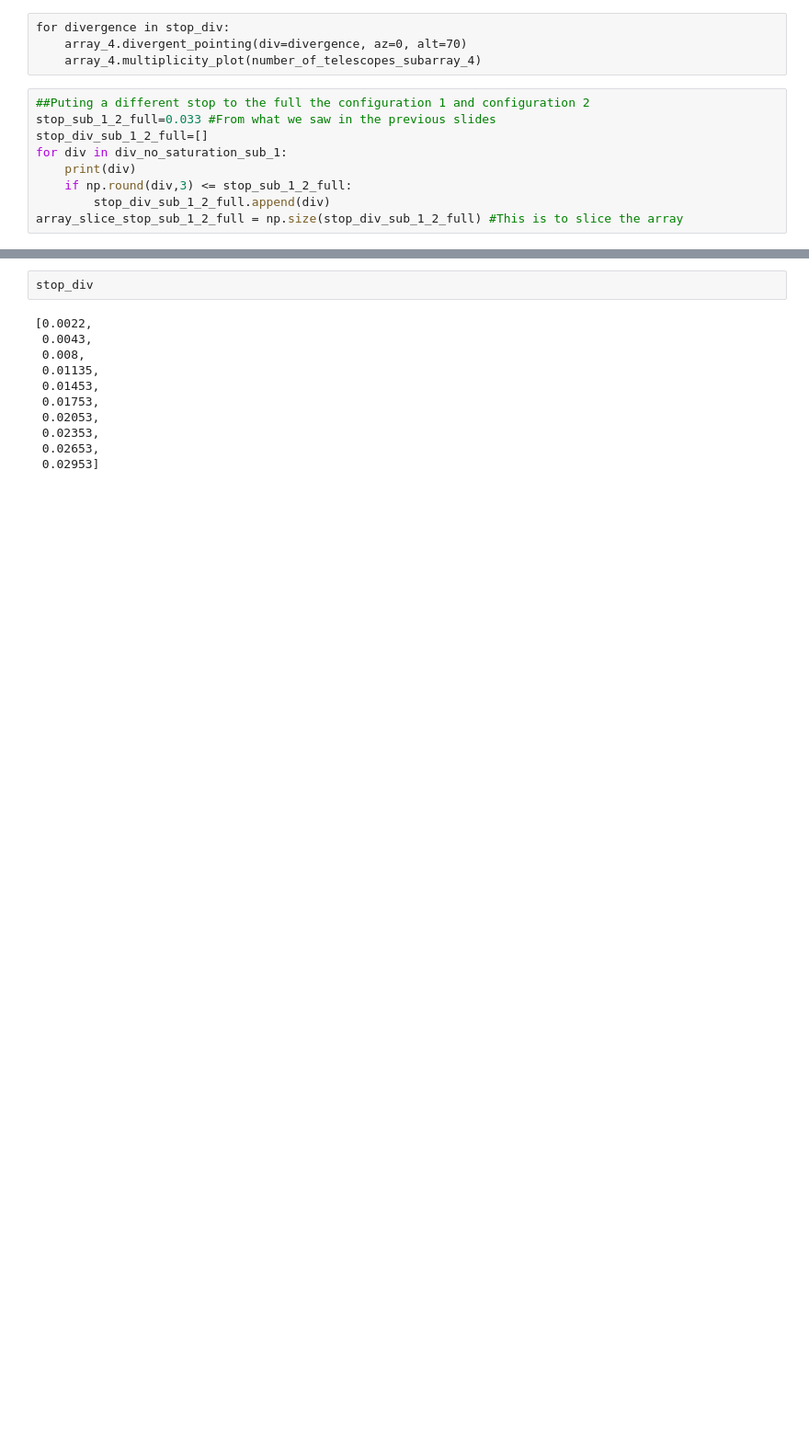
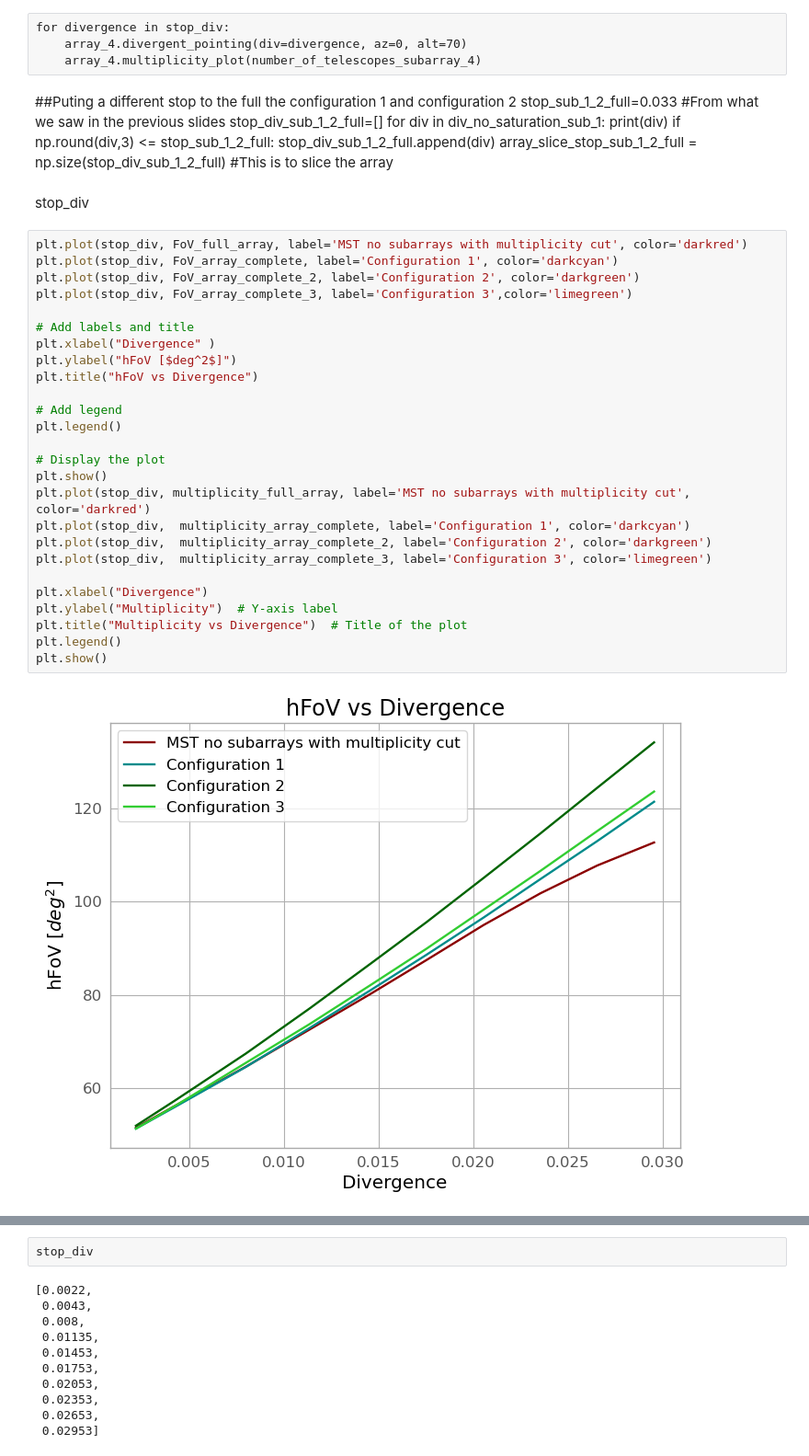
Before and after one commit to SamantaMorales/divtel, a Jupyter notebook: MST/MST_notebook_best_configurations_1_altitude_configuration.ipynb, the cells around one changed output, grey strips where cells are left out. Shown at 92% size. Drawn from its saved outputs; the diff is of its cells as text; blank space fills up the shorter version.

```diff
--- a/MST/MST_notebook_best_configurations_1_altitude_configuration.ipynb
+++ b/MST/MST_notebook_best_configurations_1_altitude_configuration.ipynb
@@ -1321,12 +1355,42 @@ array.combination_bar_graph_av_mult(array_3, subarray_mult=number_of_telescopes_
 for divergence in stop_div:
     array_4.divergent_pointing(div=divergence, az=0, alt=70)
     array_4.multiplicity_plot(number_of_telescopes_subarray_4)
-# %%
-##Puting a different stop to the full the configuration 1 and configuration 2
-stop_sub_1_2_full=0.033 #From what we saw in the previous slides
-stop_div_sub_1_2_full=[]
-for div in div_no_saturation_sub_1:
-    print(div)
-    if np.round(div,3) <= stop_sub_1_2_full:
-        stop_div_sub_1_2_full.append(div)
-array_slice_stop_sub_1_2_full = np.size(stop_div_sub_1_2_full) #This is to slice the array
+# %% [markdown]
+##Puting a different stop to the full the configuration 1 and configuration 2
+stop_sub_1_2_full=0.033 #From what we saw in the previous slides
+stop_div_sub_1_2_full=[]
+for div in div_no_saturation_sub_1:
+    print(div)
+    if np.round(div,3) <= stop_sub_1_2_full:
+        stop_div_sub_1_2_full.append(div)
+array_slice_stop_sub_1_2_full = np.size(stop_div_sub_1_2_full) #This is to slice the array
+# %% [markdown]
+stop_div
+# %%
+plt.plot(stop_div, FoV_full_array, label='MST no subarrays with multiplicity cut', color='darkred')
+plt.plot(stop_div, FoV_array_complete, label='Configuration 1', color='darkcyan')
+plt.plot(stop_div, FoV_array_complete_2, label='Configuration 2', color='darkgreen')
+plt.plot(stop_div, FoV_array_complete_3, label='Configuration 3',color='limegreen')
+
+# Add labels and title
+plt.xlabel("Divergence" )
+plt.ylabel("hFoV [$deg^2$]")
+plt.title("hFoV vs Divergence")
+
+# Add legend
+plt.legend()
+
+# Display the plot
+plt.show()
+plt.plot(stop_div, multiplicity_full_array, label='MST no subarrays with multiplicity cut', color='darkred')
+plt.plot(stop_div,  multiplicity_array_complete, label='Configuration 1', color='darkcyan')
+plt.plot(stop_div,  multiplicity_array_complete_2, label='Configuration 2', color='darkgreen')
+plt.plot(stop_div,  multiplicity_array_complete_3, label='Configuration 3', color='limegreen')
+
+plt.xlabel("Divergence")
+plt.ylabel("Multiplicity")  # Y-axis label
+plt.title("Multiplicity vs Divergence")  # Title of the plot
+plt.legend()
+plt.show()
+# %% [output]
+[figure, added]
```
Also changed, not shown: parts of 35 cells of this notebook, 40 other files.
